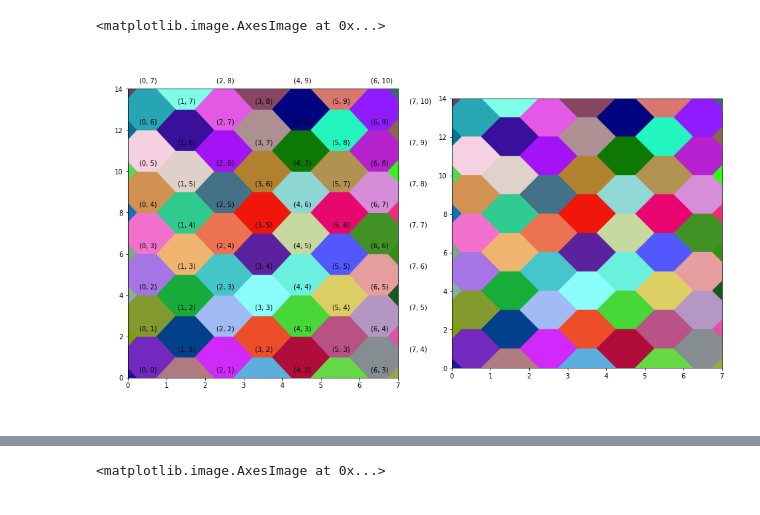
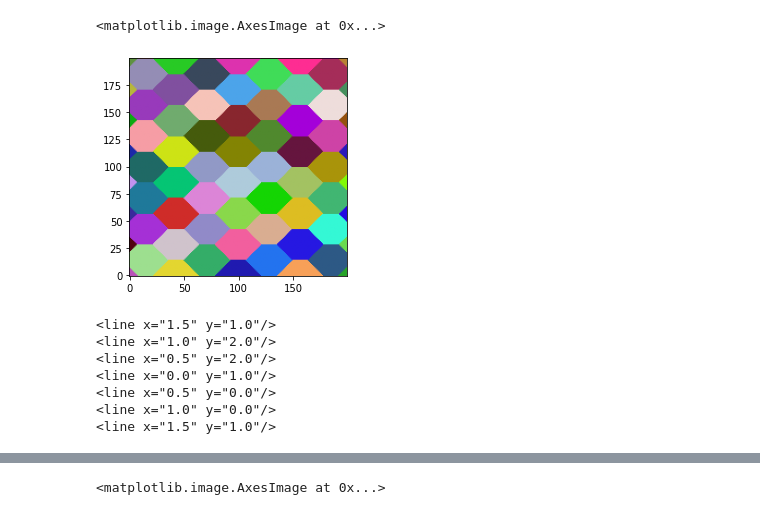
Before and after one commit to jthorniley/notebooks, a Jupyter notebook: Hex Coordinates.ipynb, the cells around one changed output, grey strips where cells are left out. Drawn from its saved outputs; the diff is of its cells as text; code cells hidden in the pictures.

```diff
--- a/Hex Coordinates.ipynb
+++ b/Hex Coordinates.ipynb
@@ -7,8 +15,7 @@ import hashlib
 # %%
-
-def value_as_color(x, y):
-    hash_data = hashlib.sha256(f'{int(x)},{int(y)}'.encode()).digest()
-    return np.frombuffer(hash_data, dtype=np.uint8)[:12:4]
+def color_for_hex(i, j):
+    hash_data = hashlib.sha256(f'{int(i), int(j)}'.encode()).digest()
+    return np.frombuffer(hash_data, dtype=np.uint8)[:12:4].astype(float)/255
 # %%
-x_values = np.linspace(0,7,1000)
-y_values = np.linspace(0,14,1000)
+x_values = np.linspace(0,7,200)
+y_values = np.linspace(0,14,200)
@@ -15,5 +42,5 @@ y_values = np.linspace(0,14,1000)
 # %%
-img = np.zeros((len(x_values), len(y_values), 3), dtype=np.uint8)
+img_rgba = np.zeros((img[0].shape[0], img[0].shape[1], 3), dtype=np.float)
 for j, y in enumerate(y_values):
     for i, x in enumerate(x_values):
-        img[j, i, :] = value_as_color(*world_to_axial(x,y))
+        img_rgba[j, i, :] = color_for_hex(*world_to_axial(x,y))
@@ -77,20 +47,30 @@ for i in np.arange(0, 7):
-# %%
-fig = plt.figure(figsize=(16,8))
-
-ax = plt.subplot(1, 2, 1)
-for i in np.arange(-1, 8):
-    for j in np.arange(-1, 8):
-        j = j + (i+1)//2;
-        x, y = axial_to_world(i, j)
-        col = value_as_color(i, j).astype(float)/256
-        plot_hex(ax, [x,y], color=col)
-        ax.annotate(f'({i}, {j})', [x,y], np.array([x,y])+0.3)
-
-ax.set_xlim([0, 7])
-ax.set_ylim([0, 14])
-
-ax = plt.subplot(1, 2, 2)
-ax.imshow(img,origin='lower', extent=(0,7,0,14), aspect=0.5)
-# %% [output]
-<matplotlib.image.AxesImage at 0x...>
-[figure, removed]
+# %%
+plt.imshow(img_rgba, origin='lower')
+# %% [output]
+<matplotlib.image.AxesImage at 0x...>
+[figure, added]
+# %%
+x=0.25
+y=0
+h=2
+w=1
+p=0.5
+points = np.array([
+    [w/4+p,0],
+    [w/4, h/2],
+    [-w/4, h/2],
+    [-w/4-p, 0],
+    [-w/4, -h/2],
+    [w/4, -h/2],
+    [w/4+p,0]
+])+np.array([x+w/2,y+h/2])
+for p in points:
+    print(f'<line x="{p[0]}" y="{p[1]}"/>')
+# %% [output]
+<line x="1.5" y="1.0"/>
+<line x="1.0" y="2.0"/>
+<line x="0.5" y="2.0"/>
+<line x="0.0" y="1.0"/>
+<line x="0.5" y="0.0"/>
+<line x="1.0" y="0.0"/>
+<line x="1.5" y="1.0"/>
```
Also changed, not shown: parts of 11 cells of this notebook, 1 other file.
